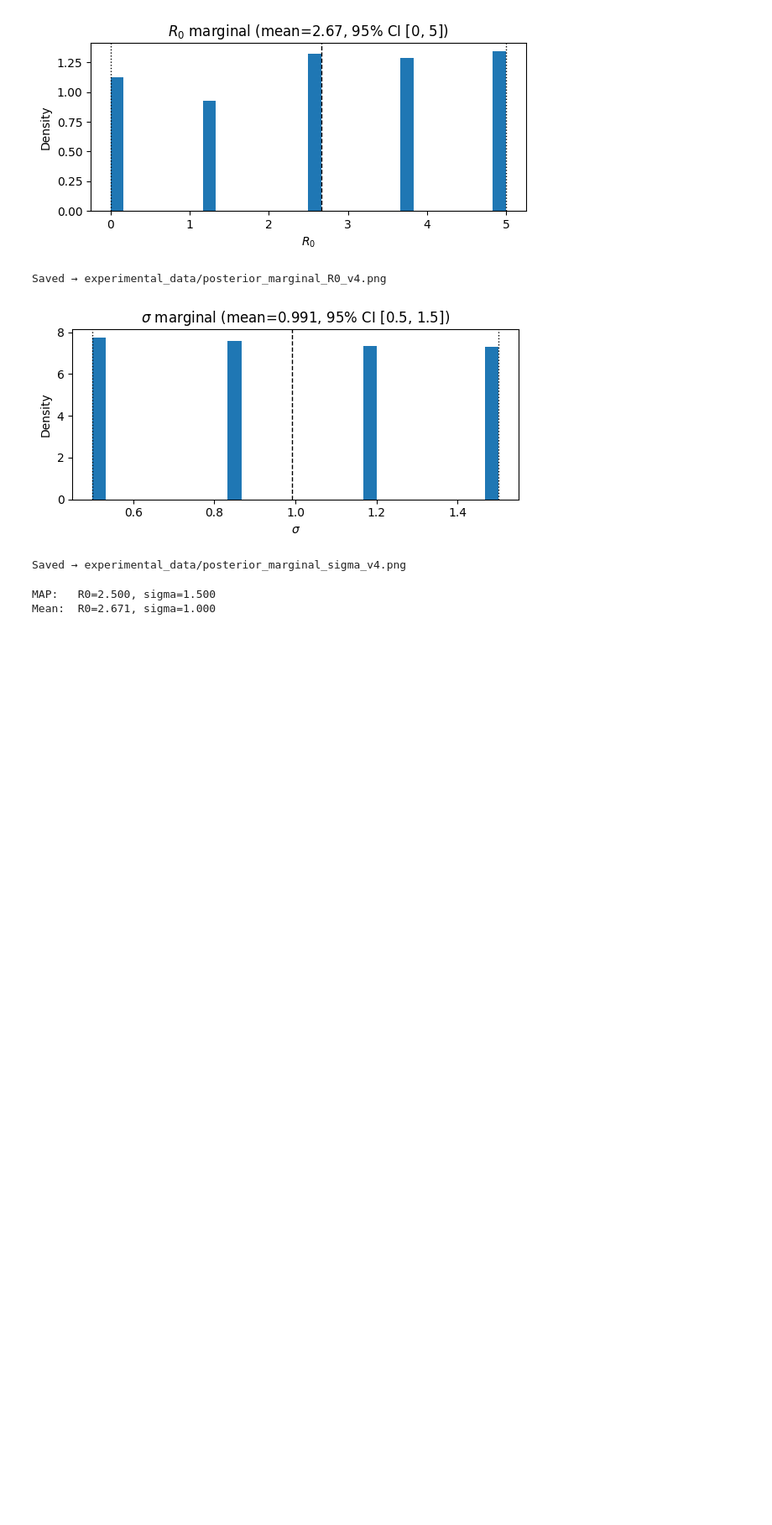
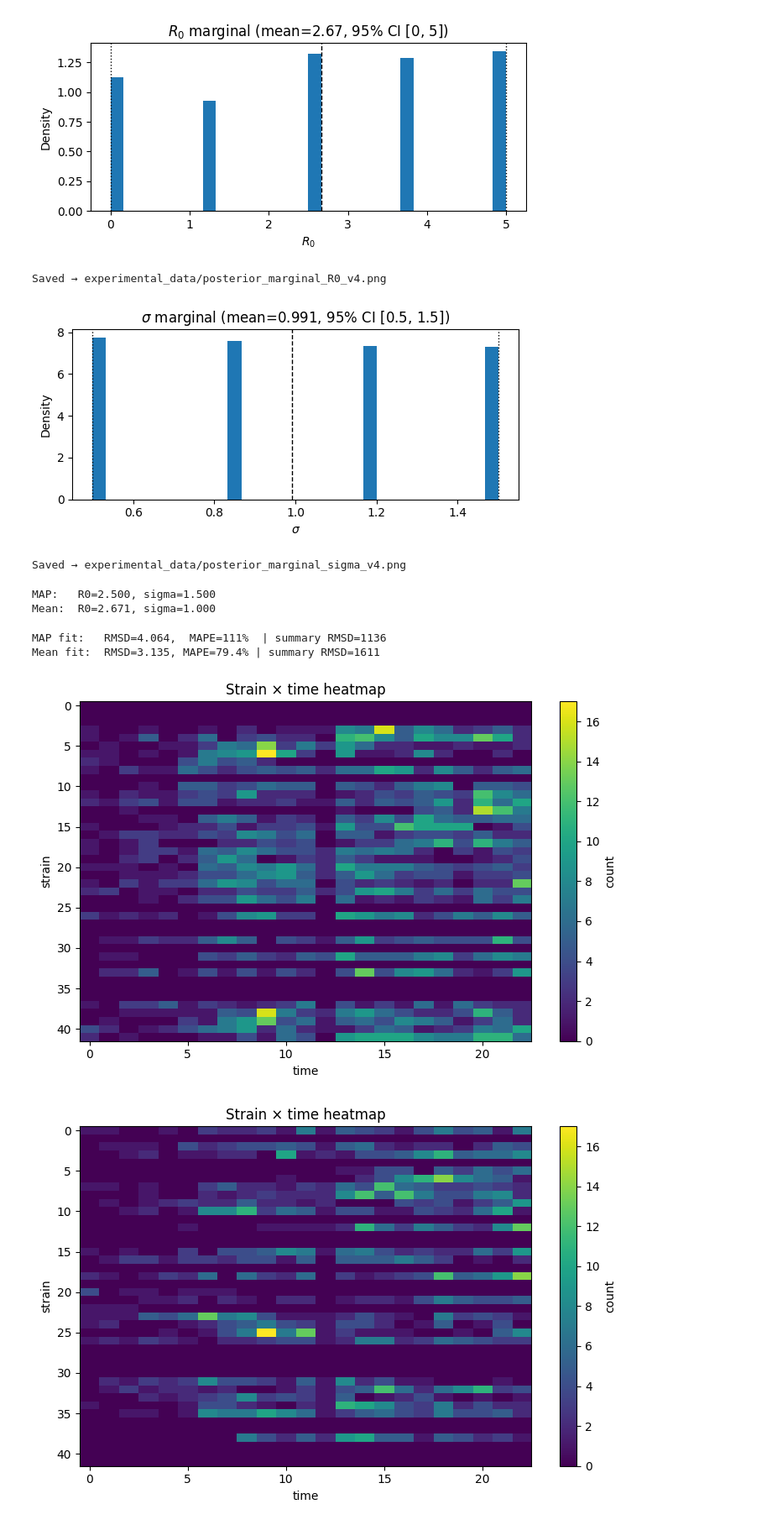
Before and after one commit to lzxiaohu/StrepA_program, a Jupyter notebook: code/strepa_abm_lfire_v5_numba.ipynb, the cells around one changed output. Shown at 84% size. Saved outputs shown, nothing was run; the diff lists cells and outputs as text; code cells hidden in the pictures; blank space fills up the shorter version.

```diff
--- a/code/strepa_abm_lfire_v5_numba.ipynb
+++ b/code/strepa_abm_lfire_v5_numba.ipynb
@@ -392,6 +392,7 @@ def my_summary_v5_numba(series_2d):
     return np.array([avg_time_obs, max_time_obs, num_strains_obs, avg_time_repeat_obs, var_time_repeat_obs], float)
 # %%
 s_obs_v5_numba = my_summary_v5_numba(_Tdry)
+y_obs_array = _Tdry
 print("s_obs", s_obs_v5_numba)
 # %% [output]
 s_obs [16.80769231 22.         26.          1.15571776  0.26349772]
@@ -835,13 +836,13 @@ def mape(y_true, y_pred, eps=1e-12):
     return np.nanmean(np.abs((y_pred - y_true)/denom)) * 100.0
 
 # pointwise fit metrics
-rmsd_map  = rmsd(y_obs_array_scaled, y_hat_map)
-mape_map  = mape(y_obs_array_scaled, y_hat_map)
-rmsd_mean = rmsd(y_obs_array_scaled, y_hat_mean)
-mape_mean = mape(y_obs_array_scaled, y_hat_mean)
+rmsd_map  = rmsd(y_obs_array, y_hat_map)
+mape_map  = mape(y_obs_array, y_hat_map)
+rmsd_mean = rmsd(y_obs_array, y_hat_mean)
+mape_mean = mape(y_obs_array, y_hat_mean)
 
 # summary-space metrics (optional)
-s_obs     = my_summary(y_obs_array_scaled)
+s_obs     = my_summary(y_obs_array)
 s_map     = my_summary(y_hat_map)
 s_mean    = my_summary(y_hat_mean)
 rmsd_sum_map  = rmsd(s_obs, s_map)
@@ -849,23 +850,29 @@ rmsd_sum_mean = rmsd(s_obs, s_mean)
 
 print(f"MAP fit:   RMSD={rmsd_map:.4g},  MAPE={mape_map:.3g}%  | summary RMSD={rmsd_sum_map:.4g}")
 print(f"Mean fit:  RMSD={rmsd_mean:.4g}, MAPE={mape_mean:.3g}% | summary RMSD={rmsd_sum_mean:.4g}")
+# %% [output]
+MAP fit:   RMSD=4.064,  MAPE=111%  | summary RMSD=1136
+Mean fit:  RMSD=3.135, MAPE=79.4% | summary RMSD=1611
 # %%
-def plot_heatmap(M, fname="heatmap_v4.png", vmax=None):
+def plot_heatmap(M, fname="heatmap_v5_numba.png", vmax=None):
     M = np.asarray(M, float)
     plt.figure(figsize=(7.5,5))
     im = plt.imshow(M, aspect='auto', origin='upper',
                     interpolation='nearest', cmap='viridis',
                     vmin=np.nanmin(M), vmax=vmax)
     plt.colorbar(im, label="count")
     plt.xlabel("time"); plt.ylabel("strain")
     plt.title("Strain × time heatmap")
     plt.tight_layout()
     plt.savefig(fname, dpi=160)
     plt.show()
     plt.close()
 
-plot_heatmap(y_hat_map, fname="experimental_data/SSPrev_heatmap_v4.png")
-plot_heatmap(y_obs_array_scaled, fname="experimental_data/SSPrev_heatmap_obs_v4.png")
+plot_heatmap(y_hat_map, fname="experimental_data/SSPrev_heatmap_v5_numba.png")
+plot_heatmap(y_obs_array, fname="experimental_data/SSPrev_heatmap_obs_v5_numba.png")
+# %% [output]
+[figure, added]
+[figure, added]
 # %%
 # ppc has shape (n_draws, n_strains, n_times)
 ppc_mean = ppc.mean(axis=0)
```
Also changed, not shown: parts of 5 cells of this notebook, 5 other files.
